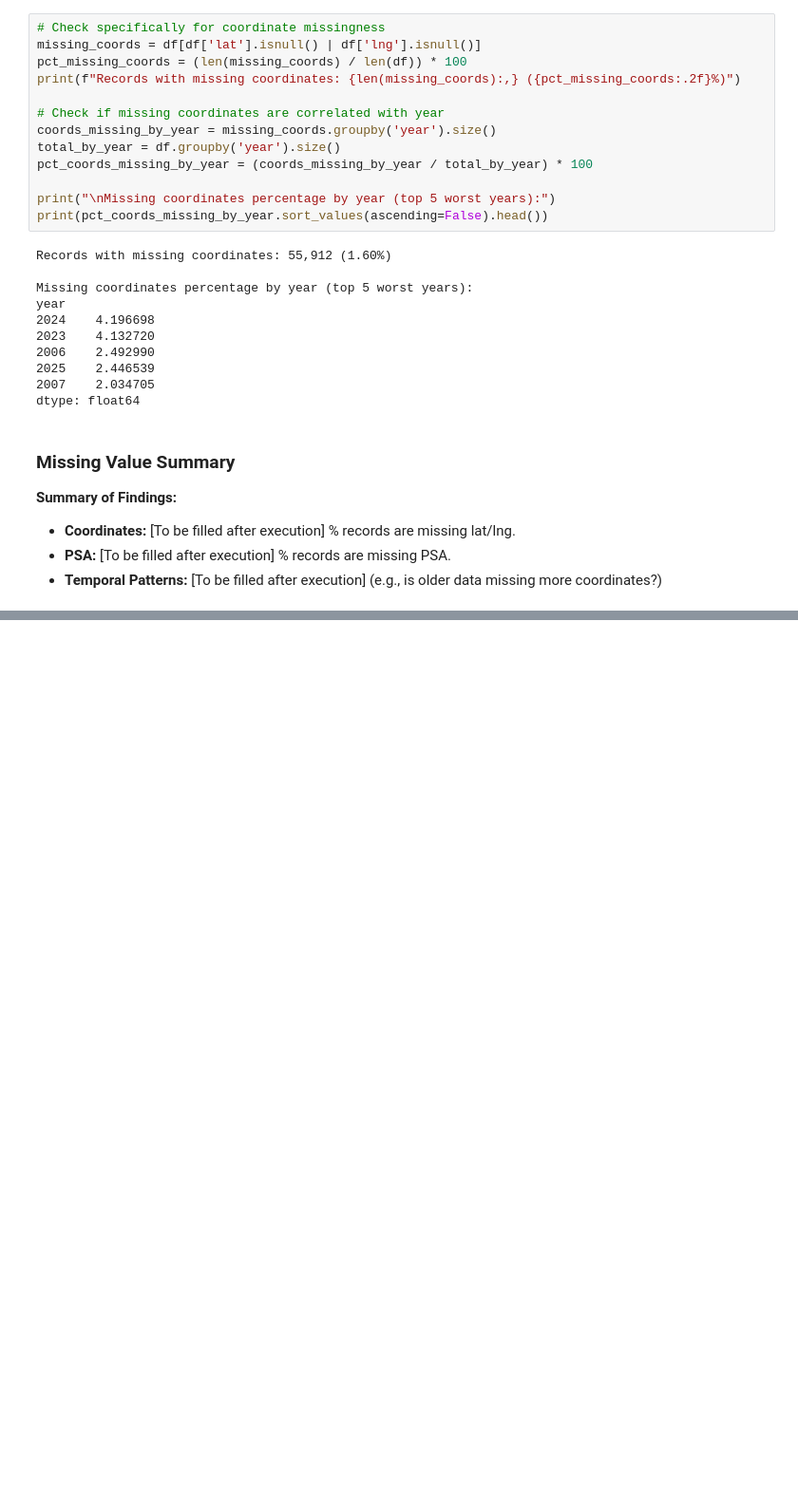
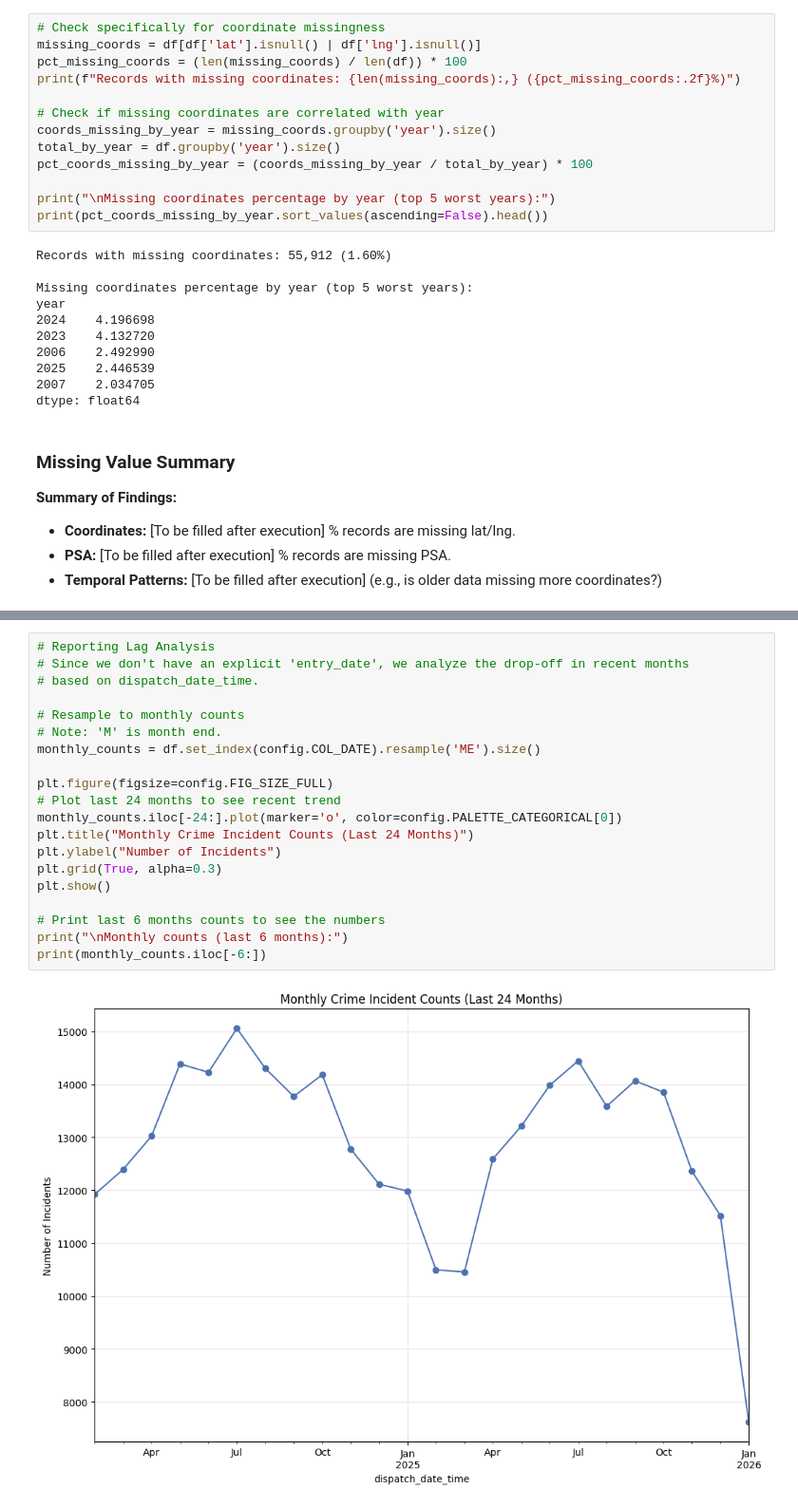
Before and after one commit to dustinober1/Philadelphia-Crime-Incidents-Analysis, a Jupyter notebook: notebooks/01_data_loading_validation.ipynb, the cells around one changed output, grey strips where cells are left out. Shown at 95% size. Saved outputs shown, nothing was run; the diff lists cells and outputs as text; blank space fills up the shorter version.

```diff
--- a/notebooks/01_data_loading_validation.ipynb
+++ b/notebooks/01_data_loading_validation.ipynb
@@ -185,0 +225,22 @@ dtype: float64
+# %%
+# Reporting Lag Analysis
+# Since we don't have an explicit 'entry_date', we analyze the drop-off in recent months
+# based on dispatch_date_time.
+
+# Resample to monthly counts
+# Note: 'M' is month end.
+monthly_counts = df.set_index(config.COL_DATE).resample('ME').size()
+
+plt.figure(figsize=config.FIG_SIZE_FULL)
+# Plot last 24 months to see recent trend
+monthly_counts.iloc[-24:].plot(marker='o', color=config.PALETTE_CATEGORICAL[0])
+plt.title("Monthly Crime Incident Counts (Last 24 Months)")
+plt.ylabel("Number of Incidents")
+plt.grid(True, alpha=0.3)
+plt.show()
+
+# Print last 6 months counts to see the numbers
+print("\nMonthly counts (last 6 months):")
+print(monthly_counts.iloc[-6:])
+# %% [output]
+[figure, added]
```
Also changed, not shown: parts of 4 cells of this notebook.
